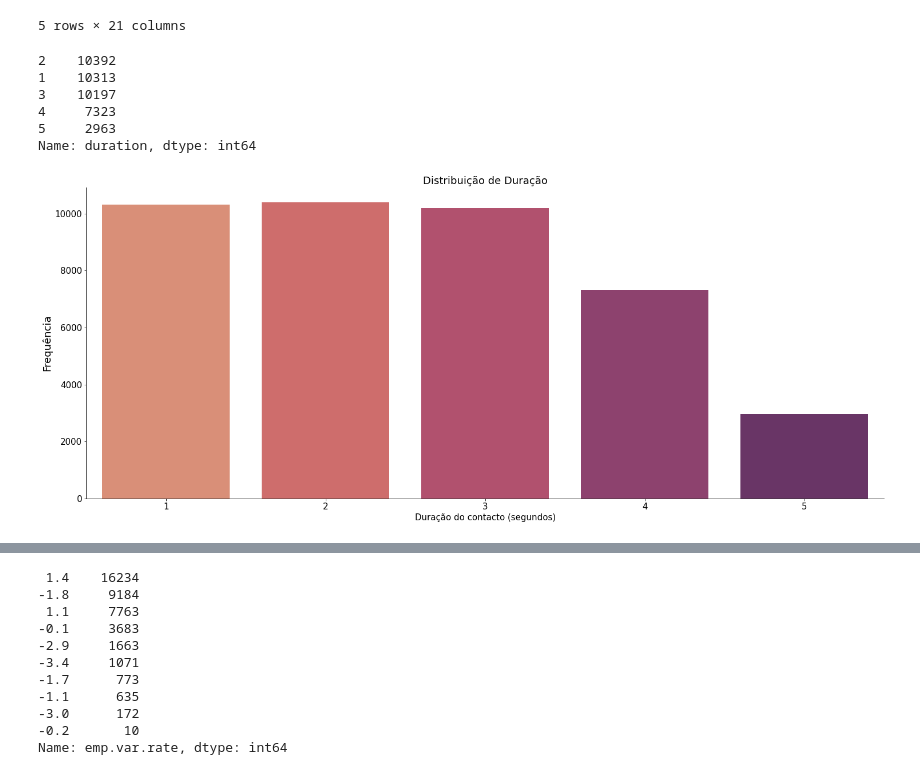
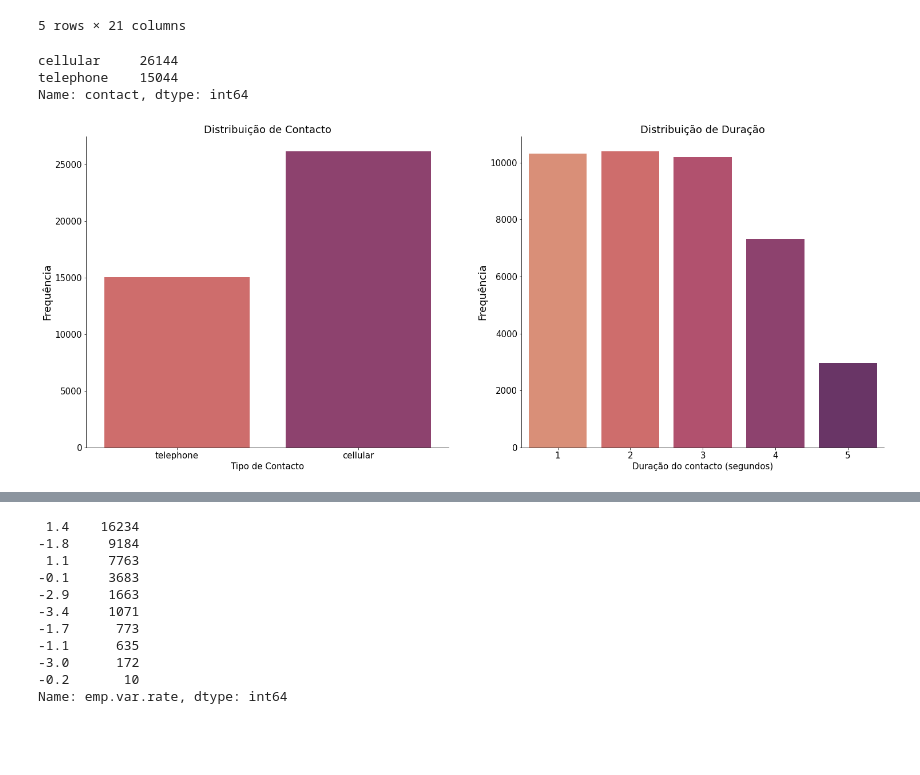
Before and after one commit to 13caroline/term-deposit-subscriptions, a Jupyter notebook: Data_Handling/Data_Analysis.ipynb, the cells around one changed output, grey strips where cells are left out. Drawn from its saved outputs; the diff is of its cells as text; code cells hidden in the pictures; blank space fills up the shorter version.

```diff
--- a/Data_Handling/Data_Analysis.ipynb
+++ b/Data_Handling/Data_Analysis.ipynb
@@ -16,5 +16,5 @@ import seaborn as sns
 # %%
-data = pd.read_csv('../Data_AA2/bank-additional-full.csv', sep = ';')
+data = pd.read_csv('../../Data_AA2/bank-additional-full.csv', sep = ';')
 data.head()
 # %% [output]
 |  | age | job | marital | education | default | housing | loan | contact | month | day_of_week | ... |
@@ -321,21 +256,24 @@ data.head()
 | 4 | 56 | services | married | high.school | no | no | yes | telephone | may | mon | ... |
 5 rows × 21 columns
 # %%
-fig, ax = plt.subplots()
-fig.set_size_inches(25, 10)
-sns.countplot(x = 'duration', data = data, palette = "flare")
-ax.set_xlabel('Duração do contacto (segundos)', fontsize=15)
-ax.set_ylabel('Frequência', fontsize=18)
-ax.set_title('Distribuição de Duração', fontsize=18)
-ax.tick_params(labelsize=15)
+fig, (ax1,ax2) = plt.subplots(nrows = 1, ncols = 2, figsize = (25,10))
+sns.countplot(x = 'contact', data = data, palette = "flare", ax = ax1)
+ax1.set_xlabel('Tipo de Contacto', fontsize=15)
+ax1.set_ylabel('Frequência', fontsize=18)
+ax1.set_title('Distribuição de Contacto', fontsize=18)
+ax1.tick_params(labelsize=15)
+
+sns.countplot(x = 'duration', data = data, palette = "flare", ax = ax2)
+ax2.set_xlabel('Duração do contacto (segundos)', fontsize=15)
+ax2.set_ylabel('Frequência', fontsize=18)
+ax2.set_title('Distribuição de Duração', fontsize=18)
+ax2.tick_params(labelsize=15)
 sns.despine()
 
 data['duration'].value_counts()
+data['contact'].value_counts()
 # %% [output]
-2    10392
-1    10313
-3    10197
-4     7323
-5     2963
-Name: duration, dtype: int64
+cellular     26144
+telephone    15044
+Name: contact, dtype: int64
-[figure, old version]
+[figure, new version]
```
Also changed, not shown: parts of 53 cells of this notebook.
